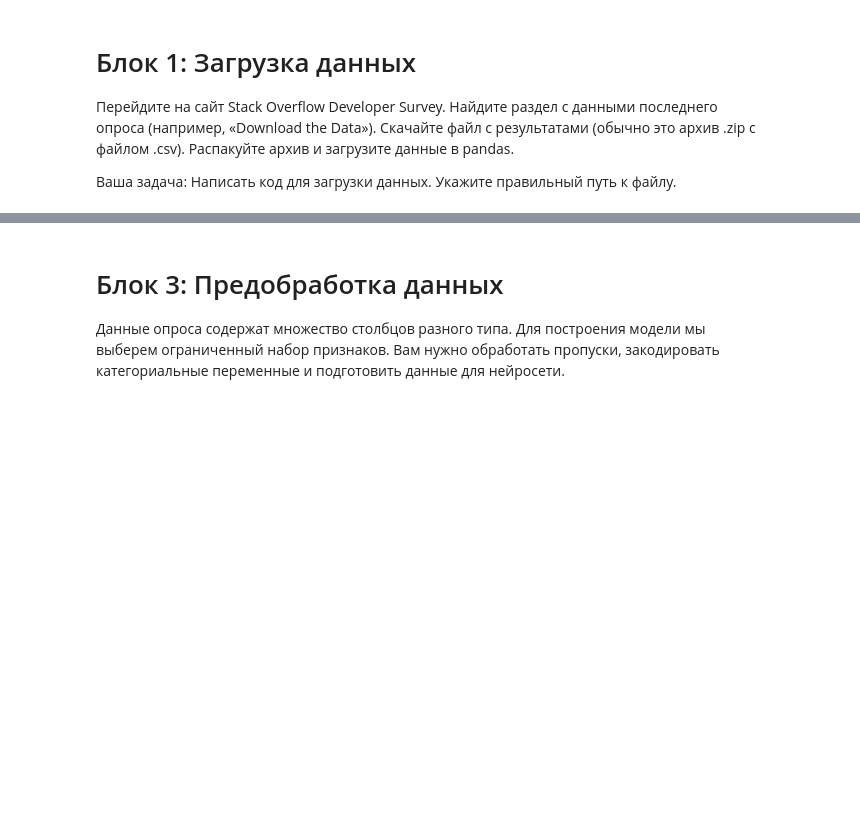
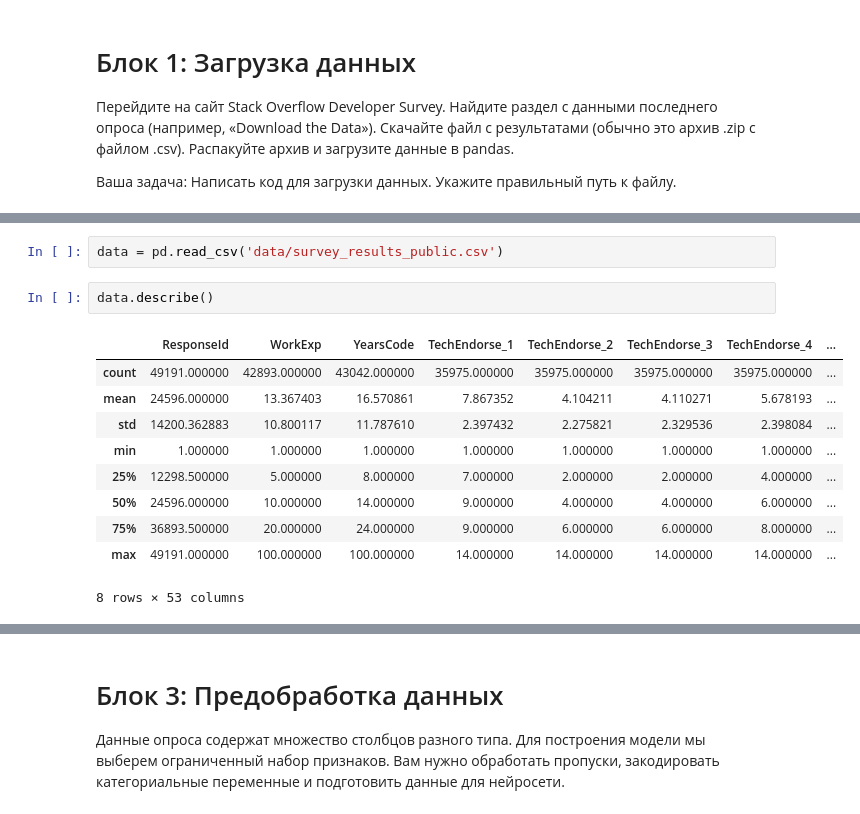
Before and after one commit to KrisTinaShch/TM_Practice, a Jupyter notebook: stackoverflow_salary_prediction/salary_prediction_nn.ipynb, the cells around one changed output, grey strips where cells are left out. Drawn from its saved outputs; the diff is of its cells as text; blank space fills up the shorter version.

Commit message:
Load dataset, explore data, and process numerical features

```diff
--- a/stackoverflow_salary_prediction/salary_prediction_nn.ipynb
+++ b/stackoverflow_salary_prediction/salary_prediction_nn.ipynb
@@ -29,0 +45,15 @@
+# %%
+data = pd.read_csv('data/survey_results_public.csv')
+# %%
+data.describe()
+# %% [output]
+|  | ResponseId | WorkExp | YearsCode | TechEndorse_1 | TechEndorse_2 | TechEndorse_3 | TechEndorse_4 | ... |
+| count | 49191.000000 | 42893.000000 | 43042.000000 | 35975.000000 | 35975.000000 | 35975.000000 | 35975.000000 | ... |
+| mean | 24596.000000 | 13.367403 | 16.570861 | 7.867352 | 4.104211 | 4.110271 | 5.678193 | ... |
+| std | 14200.362883 | 10.800117 | 11.787610 | 2.397432 | 2.275821 | 2.329536 | 2.398084 | ... |
+| min | 1.000000 | 1.000000 | 1.000000 | 1.000000 | 1.000000 | 1.000000 | 1.000000 | ... |
+| 25% | 12298.500000 | 5.000000 | 8.000000 | 7.000000 | 2.000000 | 2.000000 | 4.000000 | ... |
+| 50% | 24596.000000 | 10.000000 | 14.000000 | 9.000000 | 4.000000 | 4.000000 | 6.000000 | ... |
+| 75% | 36893.500000 | 20.000000 | 24.000000 | 9.000000 | 6.000000 | 6.000000 | 8.000000 | ... |
+| max | 49191.000000 | 100.000000 | 100.000000 | 14.000000 | 14.000000 | 14.000000 | 14.000000 | ... |
+8 rows × 53 columns
```
Also changed, not shown: parts of 15 cells of this notebook, 1 other file.
